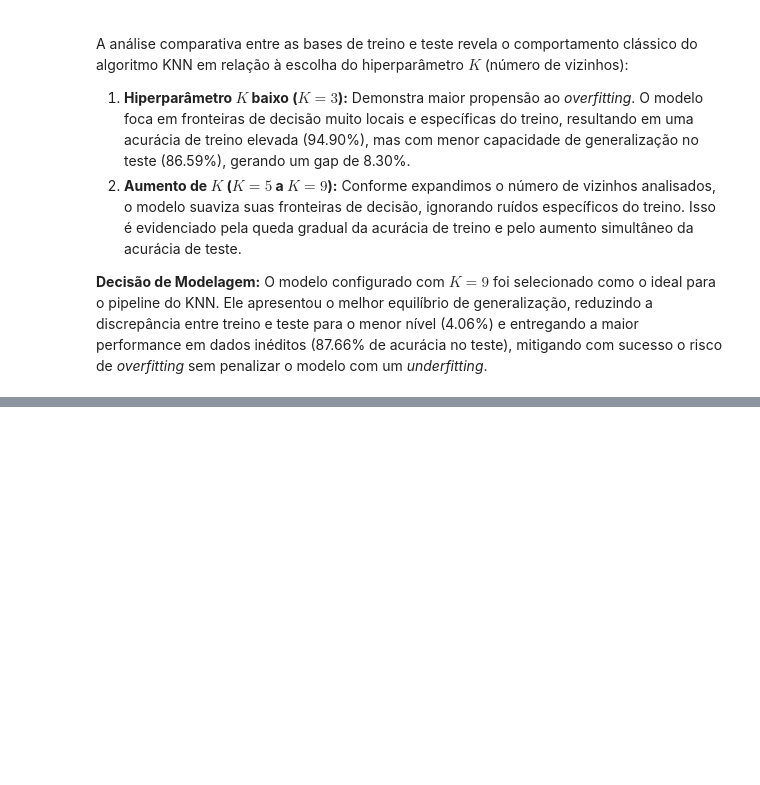
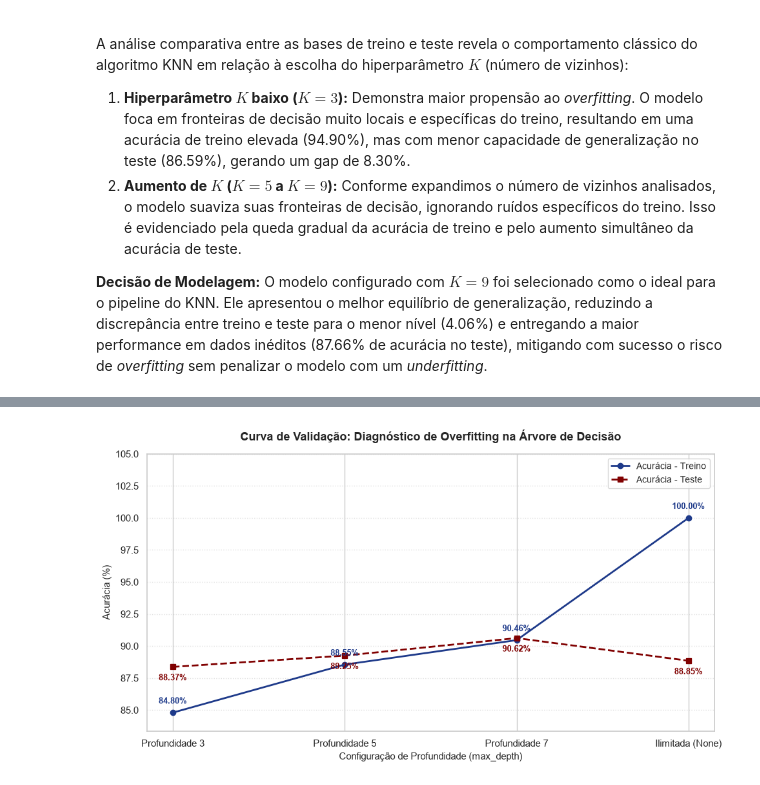
Before and after one commit to Ana-Cravo/credit_risk, a Jupyter notebook: projeto_credit_risk.ipynb, the cells around one changed output, grey strips where cells are left out. Cells and saved outputs as stored; diff of their text form; code cells hidden in the pictures; blank space fills up the shorter version.

Commit message:
feat: otimizacao arvore

```diff
--- a/projeto_credit_risk.ipynb
+++ b/projeto_credit_risk.ipynb
@@ -1240,0 +1305,45 @@ O modelo configurado com **$K=9$** foi selecionado como o ideal para o pipeline
+# %%
+import matplotlib.pyplot as plt
+
+# 1. Fazemos uma cópia para não mexer na tabela original
+df_plot = df_resultados_arvore.copy()
+
+# 2. Convertemos as strings de porcentagem em números decimais para o gráfico conseguir ler
+df_plot['Treino_num'] = df_plot['Acurácia Treino'].str.rstrip('%').astype(float)
+df_plot['Teste_num'] = df_plot['Acurácia Teste'].str.rstrip('%').astype(float)
+
+# 3. Configurando o layout visual do gráfico
+plt.figure(figsize=(10, 5.5))
+
+# Linha do Treino (Azul escuro, contínua)
+plt.plot(df_plot['Profundidade (max_depth)'], df_plot['Treino_num'],
+         marker='o', linestyle='-', linewidth=2, color='#1E3A8A', label='Acurácia - Treino')
+
+# Linha do Teste (Vinho/Vermelho escuro, tracejada)
+plt.plot(df_plot['Profundidade (max_depth)'], df_plot['Teste_num'],
+         marker='s', linestyle='--', linewidth=2, color='#800000', label='Acurácia - Teste')
+
+# 4. Adicionando os rótulos de texto com os valores exatos sobre os pontos
+for i in range(len(df_plot)):
+    plt.annotate(f"{df_plot['Treino_num'].iloc[i]:.2f}%",
+                 (df_plot['Profundidade (max_depth)'].iloc[i], df_plot['Treino_num'].iloc[i]),
+                 textcoords="offset points", xytext=(0, 10), ha='center', fontsize=9, color='#1E3A8A', weight='bold')
+
+    plt.annotate(f"{df_plot['Teste_num'].iloc[i]:.2f}%",
+                 (df_plot['Profundidade (max_depth)'].iloc[i], df_plot['Teste_num'].iloc[i]),
+                 textcoords="offset points", xytext=(0, -15), ha='center', fontsize=9, color='#800000', weight='bold')
+
+# 5. Ajustes de títulos, eixos e legenda
+plt.title('Curva de Validação: Diagnóstico de Overfitting na Árvore de Decisão', fontsize=13, fontweight='bold', pad=15)
+plt.xlabel('Configuração de Profundidade (max_depth)', fontsize=11)
+plt.ylabel('Acurácia (%)', fontsize=11)
+plt.grid(axis='y', linestyle=':', alpha=0.6)
+plt.legend(fontsize=10, loc='best')
+
+# Ajusta o limite superior para não cortar os rótulos de 100%
+plt.ylim(df_plot['Teste_num'].min() - 5, 105)
+
+plt.tight_layout()
+plt.show()
+# %% [output]
+[figure, added]
```
Also changed, not shown: parts of 3 cells of this notebook.
